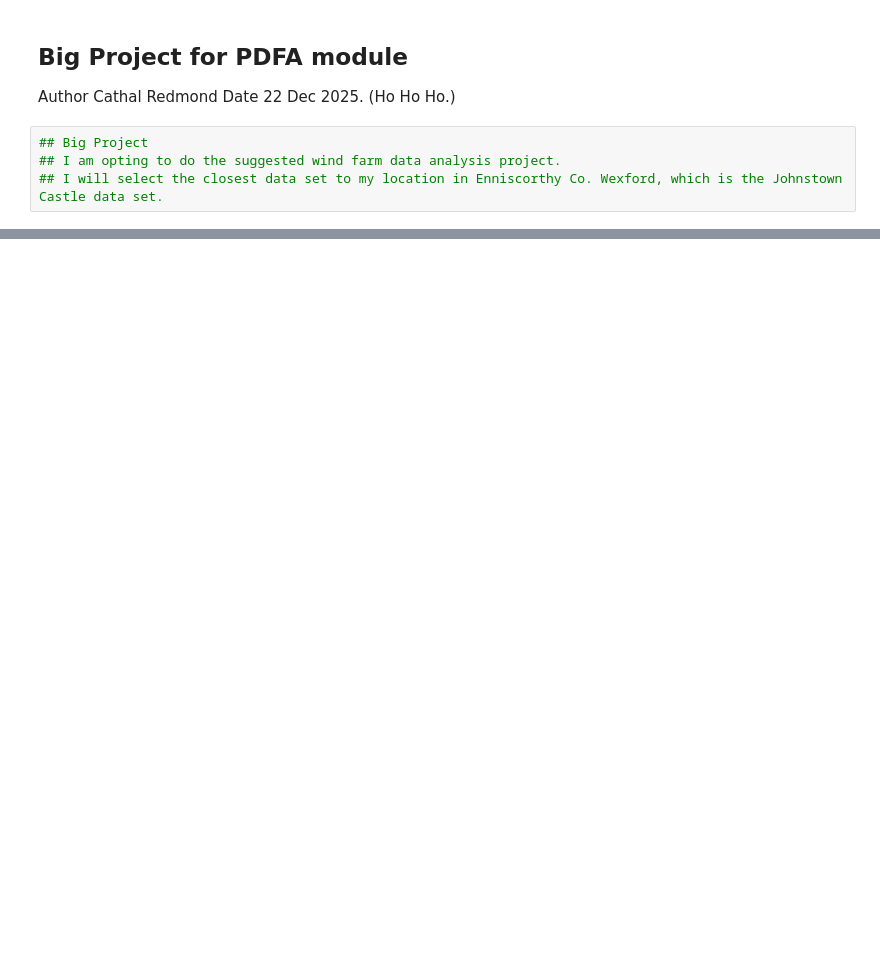
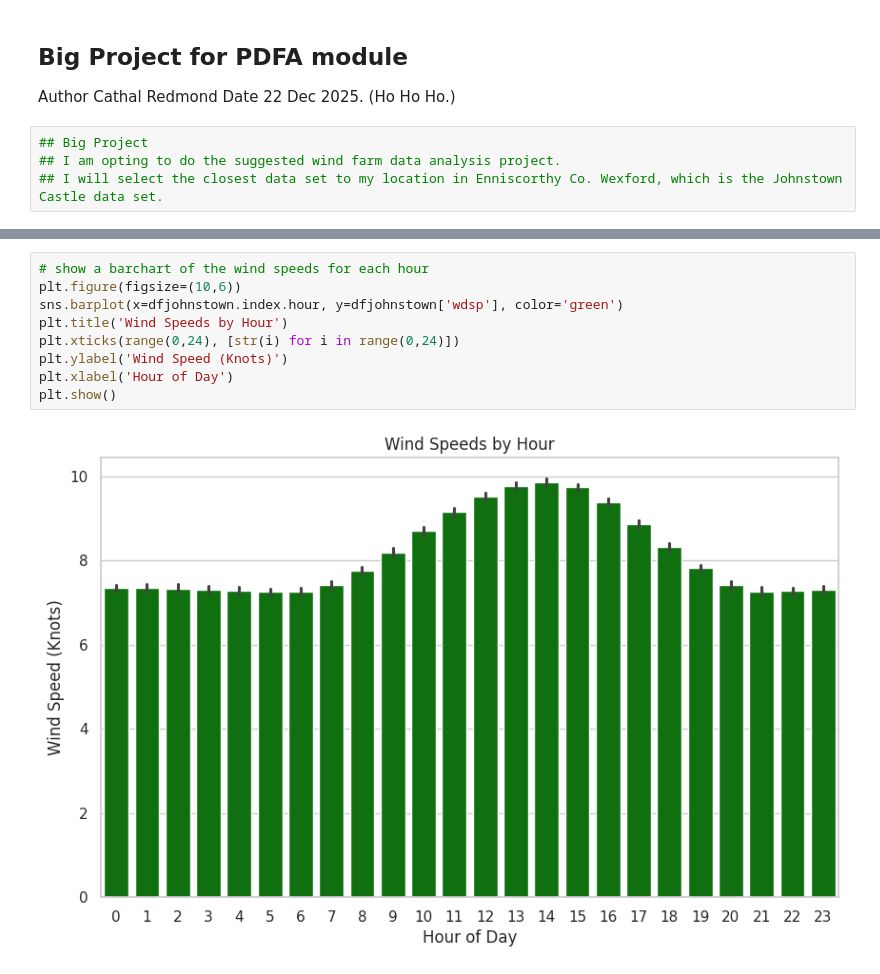
Before and after one commit to cathalred88/PFDA, a Jupyter notebook: project/BigProject.ipynb, the cells around one changed output, grey strips where cells are left out. Saved outputs shown, nothing was run; the diff lists cells and outputs as text; blank space fills up the shorter version.

```diff
--- a/project/BigProject.ipynb
+++ b/project/BigProject.ipynb
@@ -68,0 +140,11 @@ dfjohnstown.to_csv('johnstown_castle_wind_data.csv', index=False)
+# %%
+# show a barchart of the wind speeds for each hour
+plt.figure(figsize=(10,6))
+sns.barplot(x=dfjohnstown.index.hour, y=dfjohnstown['wdsp'], color='green')
+plt.title('Wind Speeds by Hour')
+plt.xticks(range(0,24), [str(i) for i in range(0,24)])
+plt.ylabel('Wind Speed (Knots)')
+plt.xlabel('Hour of Day')
+plt.show()
+# %% [output]
+[figure, added]
```
Also changed, not shown: parts of 16 cells of this notebook.
